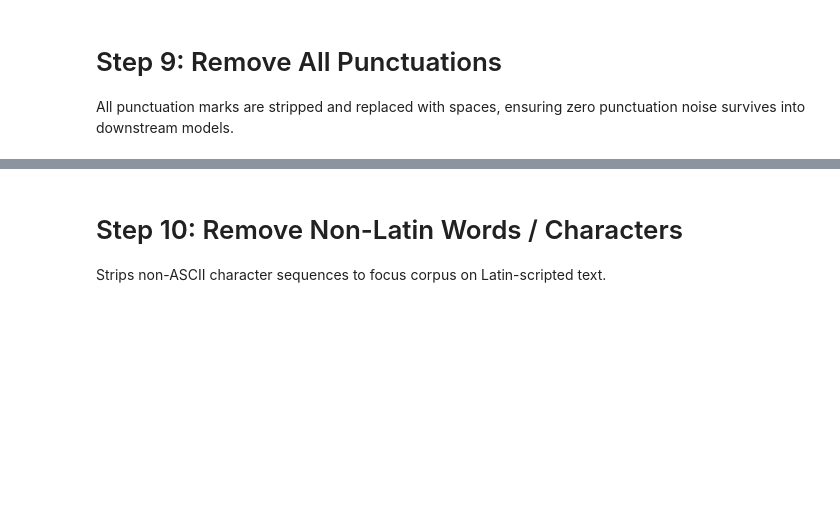
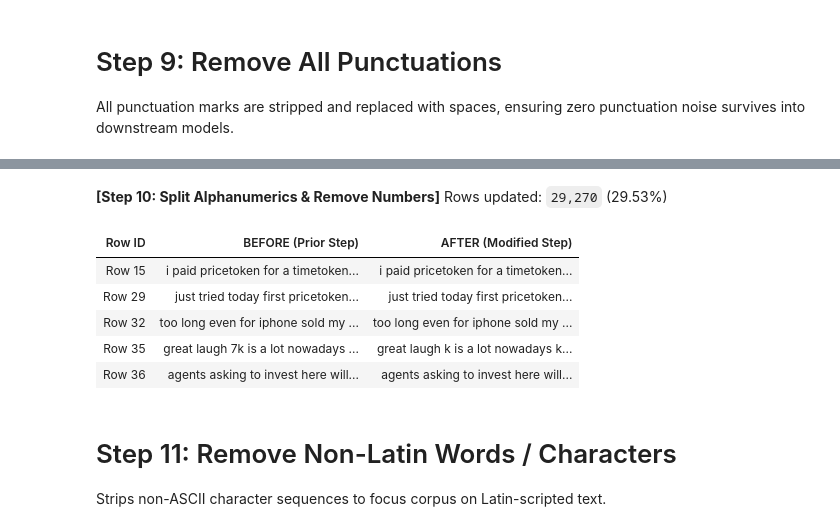
Before and after one commit to wjnotl/online-forum-communicative-intent-classification, a Jupyter notebook: intent classification.ipynb, the cells around one changed output, grey strips where cells are left out. Cells and saved outputs as stored; diff of their text form; code cells hidden in the pictures; blank space fills up the shorter version.

```diff
--- a/intent classification.ipynb
+++ b/intent classification.ipynb
@@ -892,5 +1187,30 @@ show_step_diff(prev_step, df['clean_text'], "Step 9: Remove All Punctuations")
+# %%
+def split_and_remove_numbers(text):
+    if not isinstance(text, str):
+        return ""
+    if not text.strip():
+        return text
+    # Split letter-to-digit and digit-to-letter boundaries
+    text = re.sub(r'(?<=[a-zA-Z])(?=\d)|(?<=\d)(?=[a-zA-Z])', ' ', text)
+    # Remove all standalone numbers/digits (preserves alphabet masking tokens)
+    text = re.sub(r'\b\d+\b', ' ', text)
+    # Collapse multiple whitespaces
+    return re.sub(r'\s+', ' ', text).strip()
+
+# Apply Step 10
+prev_step = df['clean_text'].copy()
+df['clean_text'] = df['clean_text'].apply(split_and_remove_numbers)
+show_step_diff(prev_step, df['clean_text'], "Step 10: Split Alphanumerics & Remove Numbers")
+# %% [output]
+**[Step 10: Split Alphanumerics & Remove Numbers]** Rows updated: `29,270` (29.53%)
+| Row ID | BEFORE (Prior Step) | AFTER (Modified Step) |
+| Row 15 | i paid pricetoken for a timetoken... | i paid pricetoken for a timetoken... |
+| Row 29 | just tried today first pricetoken... | just tried today first pricetoken... |
+| Row 32 | too long even for iphone sold my ... | too long even for iphone sold my ... |
+| Row 35 | great laugh 7k is a lot nowadays ... | great laugh k is a lot nowadays k... |
+| Row 36 | agents asking to invest here will... | agents asking to invest here will... |
 # %% [markdown]
-# Step 10: Remove Non-Latin Words / Characters
+# Step 11: Remove Non-Latin Words / Characters
 Strips non-ASCII character sequences to focus corpus on Latin-scripted text.
 # %%
 def remove_non_latin(text):
```
Also changed, not shown: parts of 89 cells of this notebook, 1 other file.
